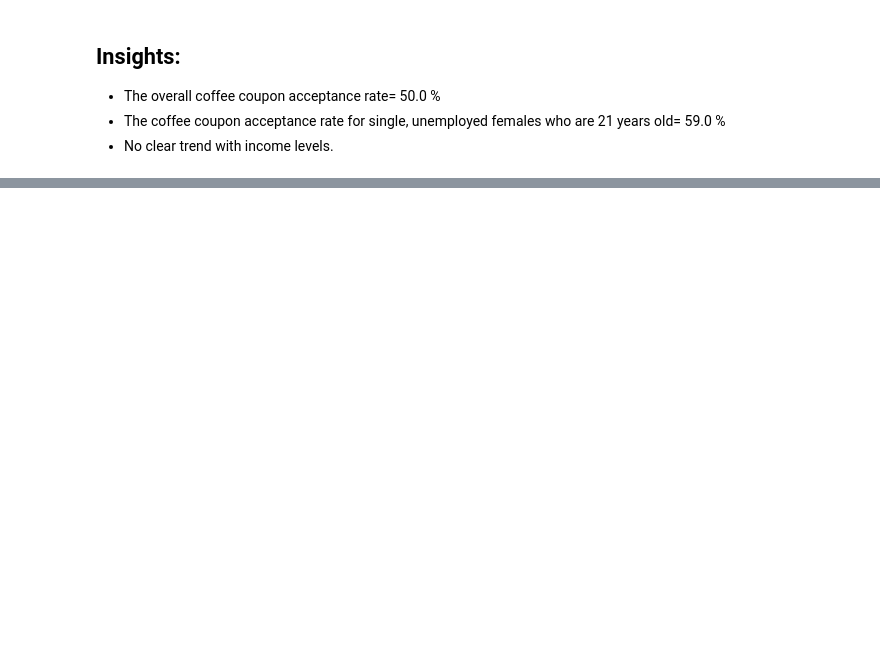
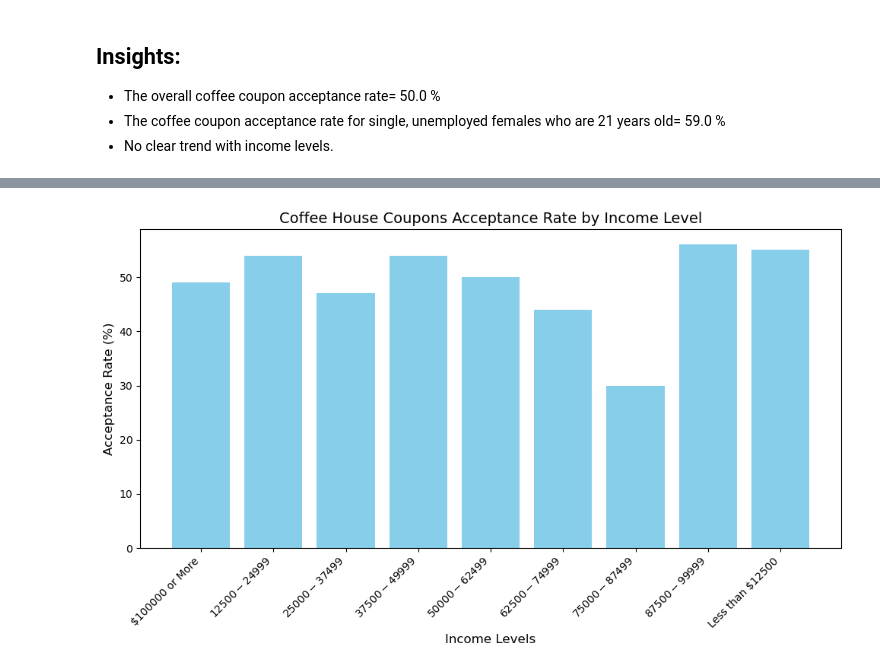
Before and after one commit to Nothgisrandom/AIML, a Jupyter notebook: Revised_AHasan_Practical_Application_5.1_Solution.ipynb, the cells around one changed output, grey strips where cells are left out. Saved outputs shown, nothing was run; the diff lists cells and outputs as text; code cells hidden in the pictures; blank space fills up the shorter version.

```diff
--- a/Revised_AHasan_Practical_Application_5.1_Solution.ipynb
+++ b/Revised_AHasan_Practical_Application_5.1_Solution.ipynb
@@ -472,3 +470,15 @@ The coffee coupon acceptance rate for drivers with income 'Less than $12500' is
 - The overall coffee coupon acceptance rate= 50.0 %
 - The coffee coupon acceptance rate for single, unemployed females who are 21 years old= 59.0 %
 - No clear trend with income levels.
+# %%
+# Calculate the acceptance rate for each income level
+income_acceptance_rates = Coffee_DF.groupby('income')["Y"].mean().round(2)
+
+# Create a DataFrame from the series
+income_acceptance_df = pd.DataFrame({
+    'income_level': income_acceptance_rates.index,
+    'acceptance_rate': income_acceptance_rates.values * 100  # Convert to percentage
+})
+
+# Display the DataFrame
+print(income_acceptance_df)
@@ -474,0 +496,17 @@ The coffee coupon acceptance rate for drivers with income 'Less than $12500' is
+# %%
+# Plot the acceptance rate by income level
+plt.figure(figsize=(10, 6))
+plt.bar(income_acceptance_df['income_level'], income_acceptance_df['acceptance_rate'], color='skyblue')
+plt.title('Coffee House Coupons Acceptance Rate by Income Level', fontsize=14)
+plt.xlabel('Income Levels', fontsize=12)
+plt.ylabel('Acceptance Rate (%)', fontsize=12)
+plt.xticks(rotation=45, ha='right')  # Rotate x labels for better readability
+plt.tight_layout()
+
+# Save the figure as a PNG file
+plt.savefig('income_acceptance_rate_chart.png')
+
+# Show the plot
+plt.show()
+# %% [output]
+[figure, added]
```
Also changed, not shown: parts of 4 cells of this notebook.
